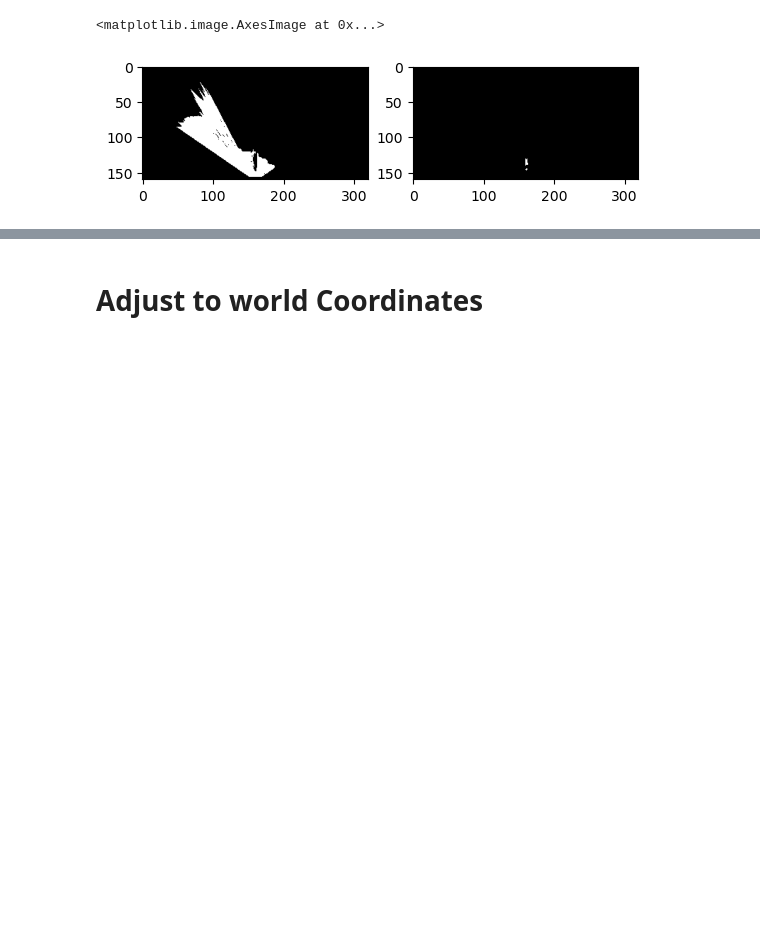
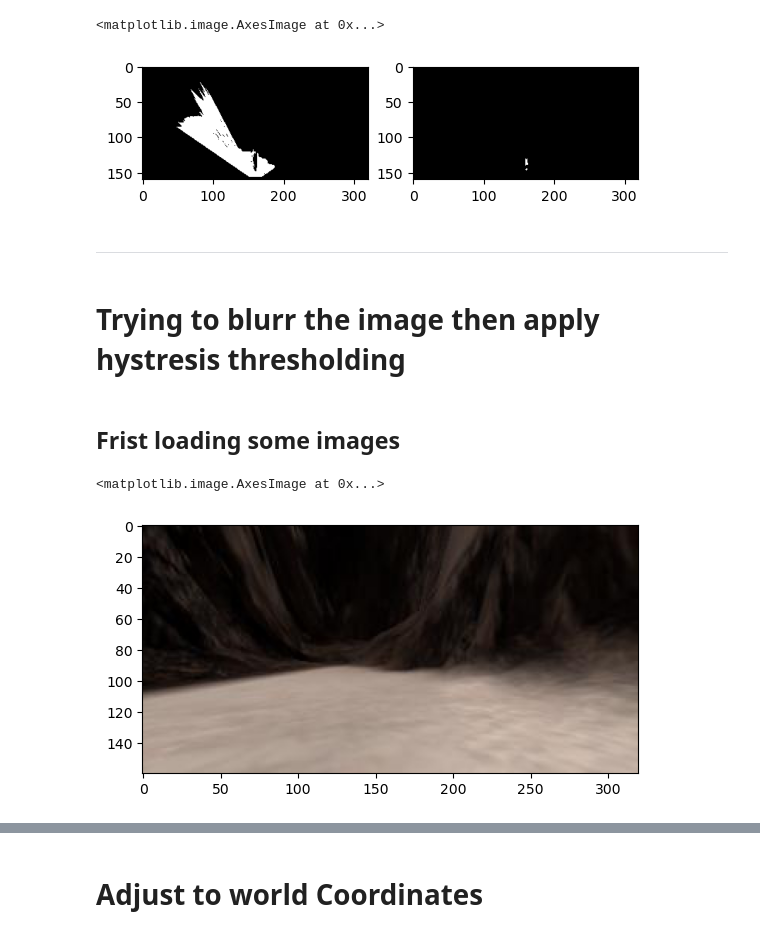
Before and after one commit to Zakaria-Madkour/Computer-Vision-, a Jupyter notebook: code/Pipeline_Stages.ipynb, the cells around one changed output, grey strips where cells are left out. Saved outputs shown, nothing was run; the diff lists cells and outputs as text; code cells hidden in the pictures; blank space fills up the shorter version.

```diff
--- a/code/Pipeline_Stages.ipynb
+++ b/code/Pipeline_Stages.ipynb
@@ -222,3 +222,18 @@ plt.imshow(rock, cmap='gray')
 # %% [output]
 <matplotlib.image.AxesImage at 0x...>
 [figure]
+# %% [markdown]
+---
+# %% [markdown]
+# Trying to blurr the image then apply hystresis thresholding
+# %% [markdown]
+## Frist loading some images
+# %%
+path = '../images_of_interest/*'
+Img_list = glob.glob(path)
+Img_list
+image = mpimg.imread(Img_list[6])
+plt.imshow(image)
+# %% [output]
+<matplotlib.image.AxesImage at 0x...>
+[figure, added]
```
Also changed, not shown: parts of 7 cells of this notebook.
